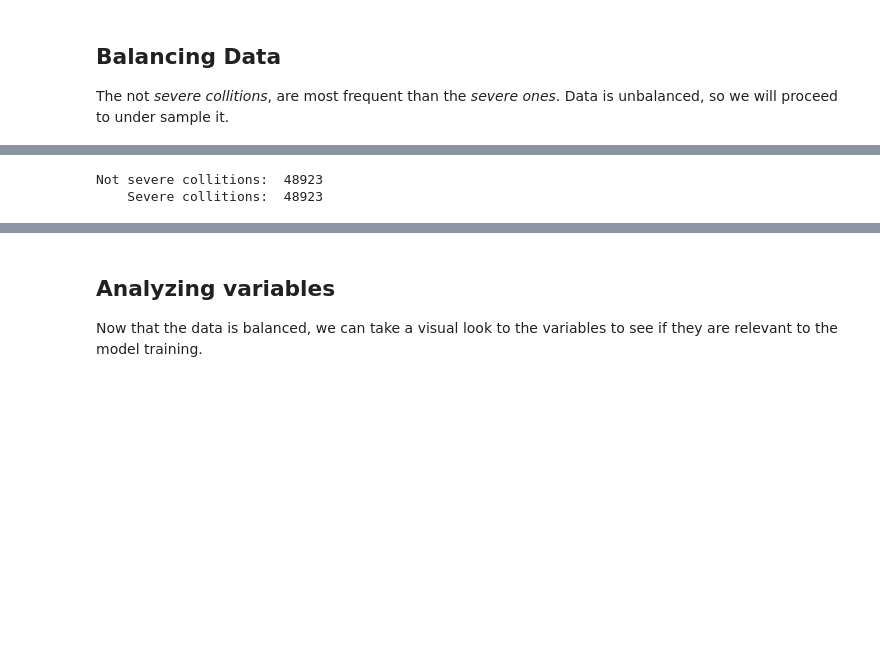
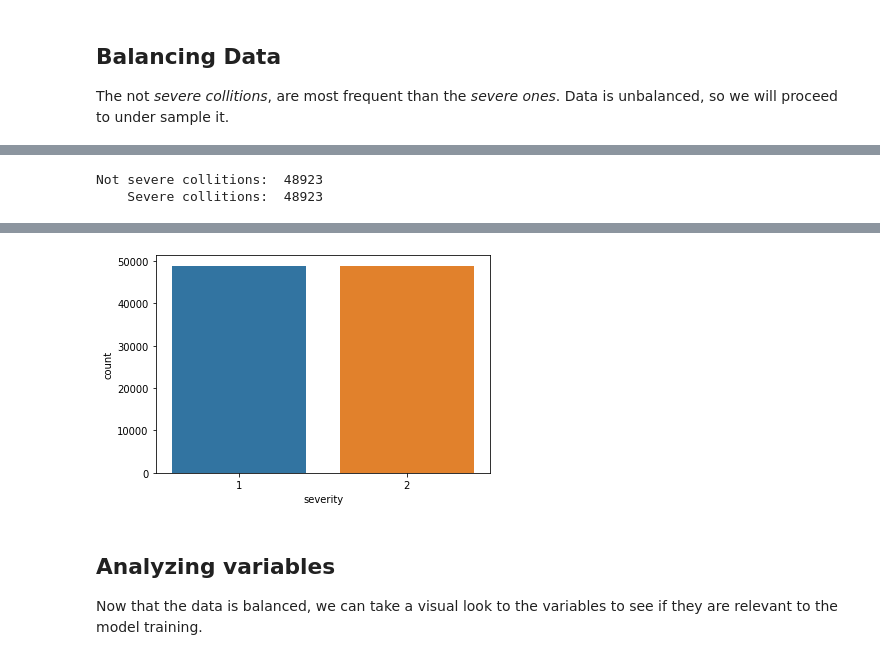
Before and after one commit to augustodn/Coursera_Capstone, a Jupyter notebook: DS-Coursera-Capstone.ipynb, the cells around one changed output, grey strips where cells are left out. Saved outputs shown, nothing was run; the diff lists cells and outputs as text; code cells hidden in the pictures; blank space fills up the shorter version.

```diff
--- a/DS-Coursera-Capstone.ipynb
+++ b/DS-Coursera-Capstone.ipynb
@@ -216,7 +195,9 @@ notSevereCols = colData[colData.severity == 1]
 
 print("Not severe collitions: ", len(severeCols))
 print("    Severe collitions: ", len(notSevereCols))
-colData.head()
+
+sns.countplot(x="severity", data=colData)
+plt.savefig('fig/severity_count_after.png',dpi=300, bbox_inches = "tight")
 # %% [output]
 Not severe collitions:  48923
     Severe collitions:  48923
@@ -229,3 +204,4 @@ Not severe collitions:  48923
+[figure, added]
 # %% [markdown]
 <h2> Analyzing variables </h2>
 Now that the data is balanced, we can take a visual look to the variables to see if they are relevant to the model training.
```
Also changed, not shown: parts of 42 cells of this notebook, 18 other files.
